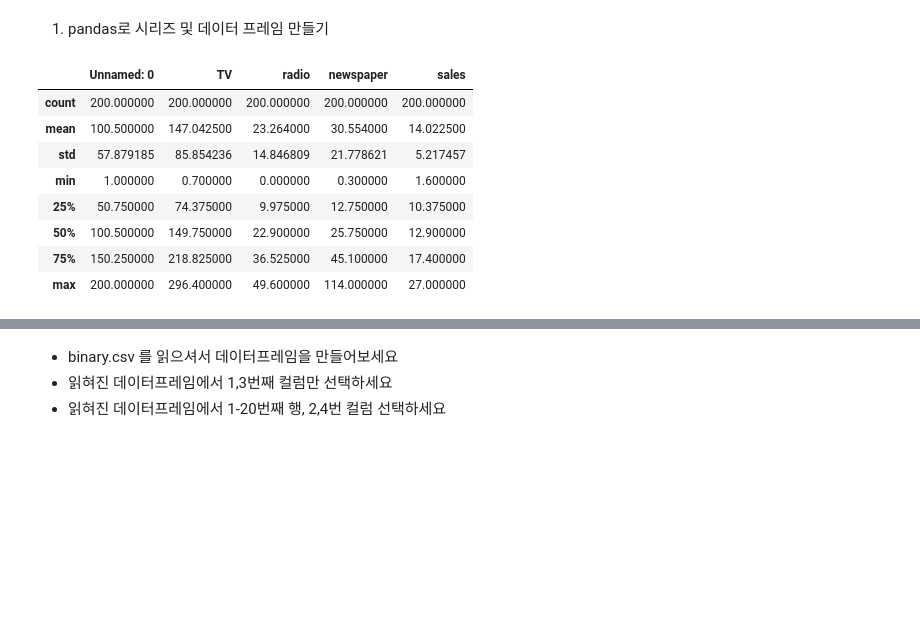
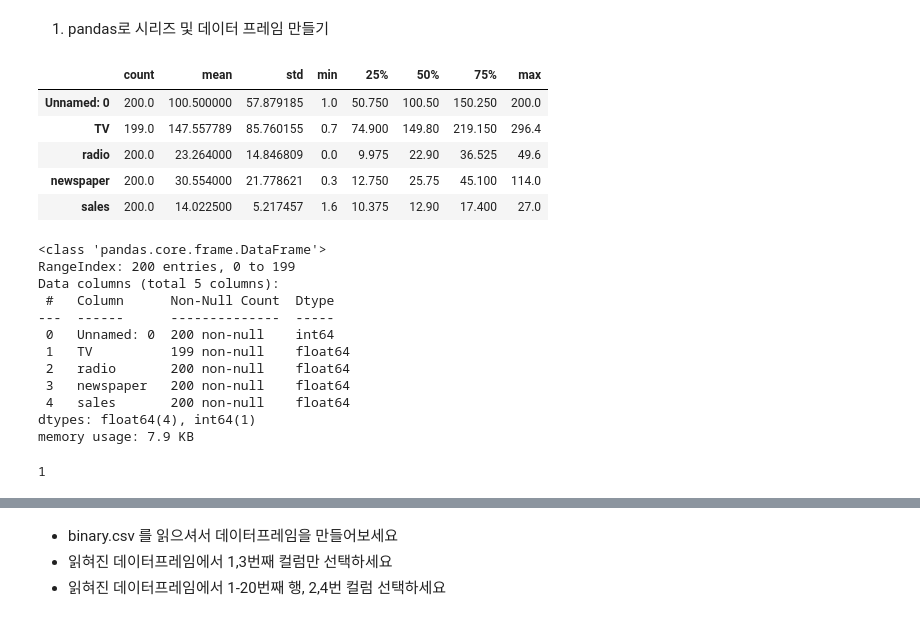
Before and after one commit to rackhyun/2023_data_translator, a Jupyter notebook: SC1_2023-main/2회차/SC_202308_W2.ipynb, the cells around one changed output, grey strips where cells are left out. Cells and saved outputs as stored; diff of their text form; code cells hidden in the pictures; blank space fills up the shorter version.

```diff
--- a/SC1_2023-main/2회차/SC_202308_W2.ipynb
+++ b/SC1_2023-main/2회차/SC_202308_W2.ipynb
@@ -260,15 +260,35 @@ data -> 전처리 -> EDA(탐색적 데이타 분석) -> Data manipulation -> 모
 # %%
 import pandas as pd
 df1 = pd.read_csv("./data/adv.csv")   # DataFrame만들기
 #df1.info()
-df1.describe()  #변수별 요약값을 제시
+df1.describe().T  #변수별 요약값을 제시
 # %% [output]
-|  | Unnamed: 0 | TV | radio | newspaper | sales |
-| count | 200.000000 | 200.000000 | 200.000000 | 200.000000 | 200.000000 |
-| mean | 100.500000 | 147.042500 | 23.264000 | 30.554000 | 14.022500 |
-| std | 57.879185 | 85.854236 | 14.846809 | 21.778621 | 5.217457 |
-| min | 1.000000 | 0.700000 | 0.000000 | 0.300000 | 1.600000 |
-| 25% | 50.750000 | 74.375000 | 9.975000 | 12.750000 | 10.375000 |
-| 50% | 100.500000 | 149.750000 | 22.900000 | 25.750000 | 12.900000 |
-| 75% | 150.250000 | 218.825000 | 36.525000 | 45.100000 | 17.400000 |
-| max | 200.000000 | 296.400000 | 49.600000 | 114.000000 | 27.000000 |
+|  | count | mean | std | min | 25% | 50% | 75% | max |
+| Unnamed: 0 | 200.0 | 100.500000 | 57.879185 | 1.0 | 50.750 | 100.50 | 150.250 | 200.0 |
+| TV | 199.0 | 147.557789 | 85.760155 | 0.7 | 74.900 | 149.80 | 219.150 | 296.4 |
+| radio | 200.0 | 23.264000 | 14.846809 | 0.0 | 9.975 | 22.90 | 36.525 | 49.6 |
+| newspaper | 200.0 | 30.554000 | 21.778621 | 0.3 | 12.750 | 25.75 | 45.100 | 114.0 |
+| sales | 200.0 | 14.022500 | 5.217457 | 1.6 | 10.375 | 12.90 | 17.400 | 27.0 |
+# %%
+# non-null count : 비어있지 않은 값
+df1.info()
+
+# sum()등은 컬럼 단위로 계산, true = 1 / false = 0
+df1.isnull().sum()
+
+#특정 컬럼 indexing
+df1.TV.isnull().sum()
+# %% [output]
+<class 'pandas.core.frame.DataFrame'>
+RangeIndex: 200 entries, 0 to 199
+Data columns (total 5 columns):
+ #   Column      Non-Null Count  Dtype
+---  ------      --------------  -----
+ 0   Unnamed: 0  200 non-null    int64
+ 1   TV          199 non-null    float64
+ 2   radio       200 non-null    float64
+ 3   newspaper   200 non-null    float64
+ 4   sales       200 non-null    float64
+dtypes: float64(4), int64(1)
+memory usage: 7.9 KB
+1
```
Also changed, not shown: parts of 1 cell of this notebook, 1 other file.
